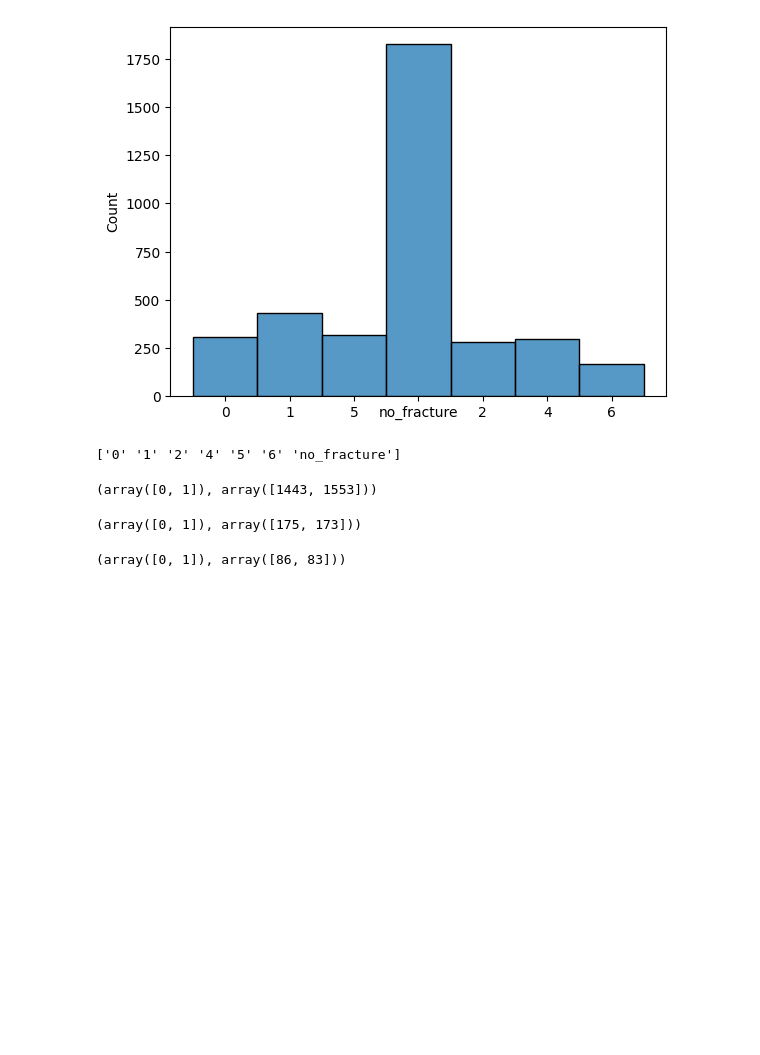
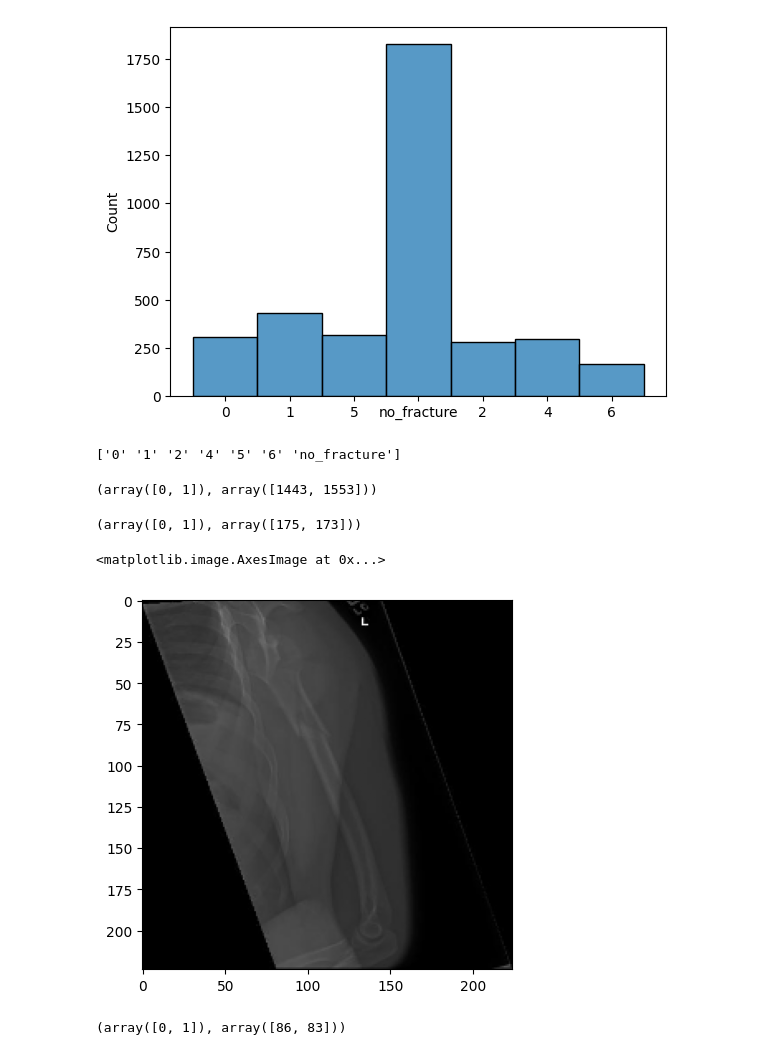
Before and after one commit to modelscave/Bone-Fracture, a Jupyter notebook: bone-fracture-detection.ipynb, the cells around one changed output. Saved outputs shown, nothing was run; the diff lists cells and outputs as text; code cells hidden in the pictures; blank space fills up the shorter version.

```diff
--- a/bone-fracture-detection.ipynb
+++ b/bone-fracture-detection.ipynb
@@ -359,6 +368,11 @@ valid_labels = np.array(valid_labels_list)
 print(np.unique(valid_labels, return_counts=True))# no_fracture_label = 0 (adjust if needed)
 # %% [output]
 (array([0, 1]), array([175, 173]))
+# %%
+plt.imshow(valid_images[6])
+# %% [output]
+<matplotlib.image.AxesImage at 0x...>
+[figure, added]
 # %%
 # Example: train_images = np.array([...]), train_labels = np.array([...])
 class_groups_2 = defaultdict(list)
```
Also changed, not shown: parts of 21 cells of this notebook.
